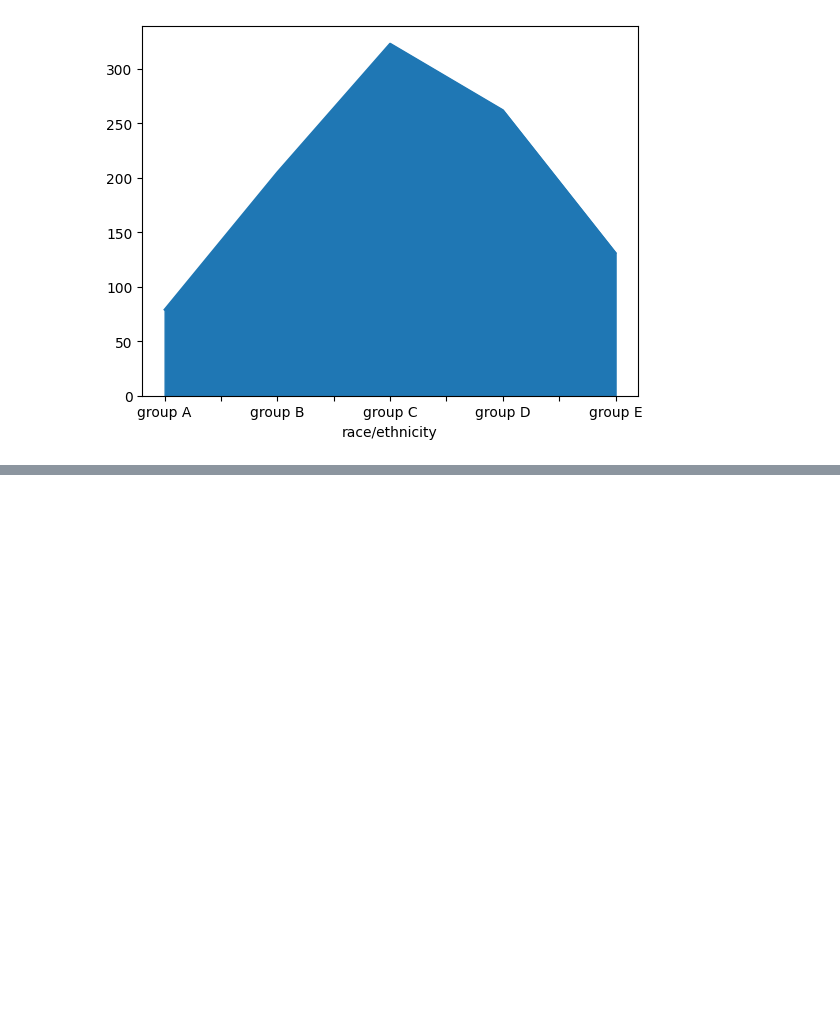
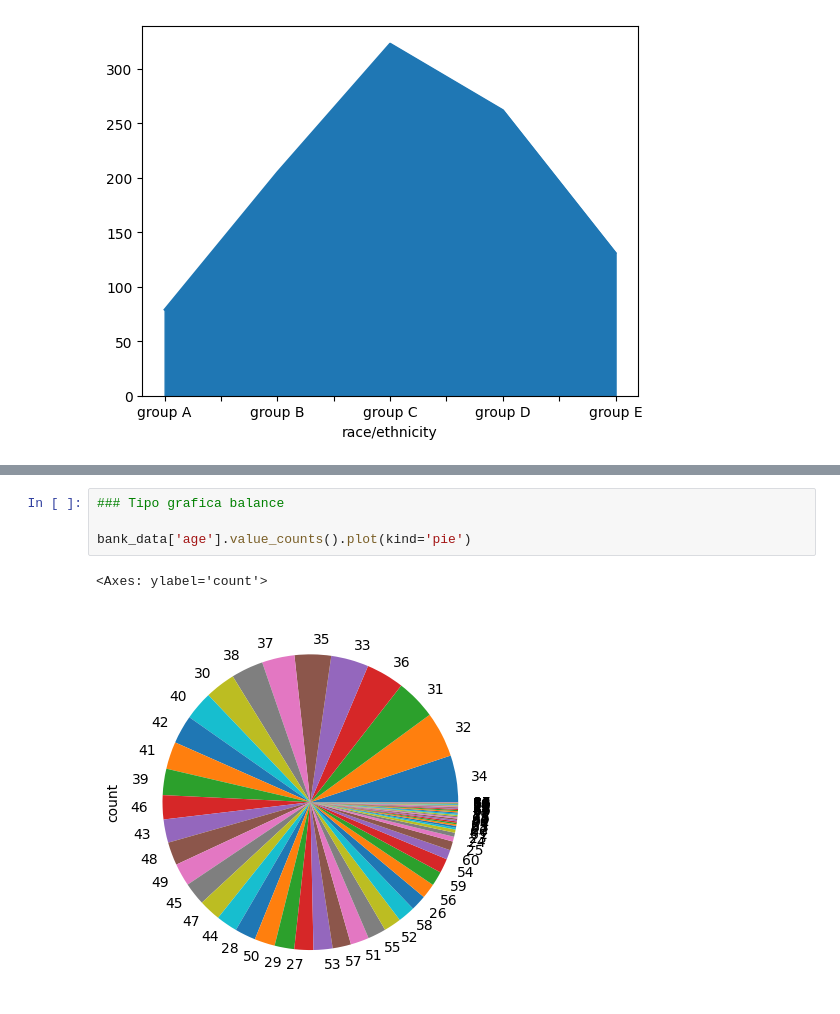
Before and after one commit to crixtiam/python-begginers, a Jupyter notebook: json-database/analisis_datos_pd.ipynb, the cells around one changed output, grey strips where cells are left out. Drawn from its saved outputs; the diff is of its cells as text; blank space fills up the shorter version.

```diff
--- a/json-database/analisis_datos_pd.ipynb
+++ b/json-database/analisis_datos_pd.ipynb
@@ -343,0 +511,7 @@ sg.plot(kind='area')
+# %%
+### Tipo grafica balance
+
+bank_data['age'].value_counts().plot(kind='pie')
+# %% [output]
+<Axes: ylabel='count'>
+[figure, added]
```
Also changed, not shown: parts of 20 cells of this notebook.
